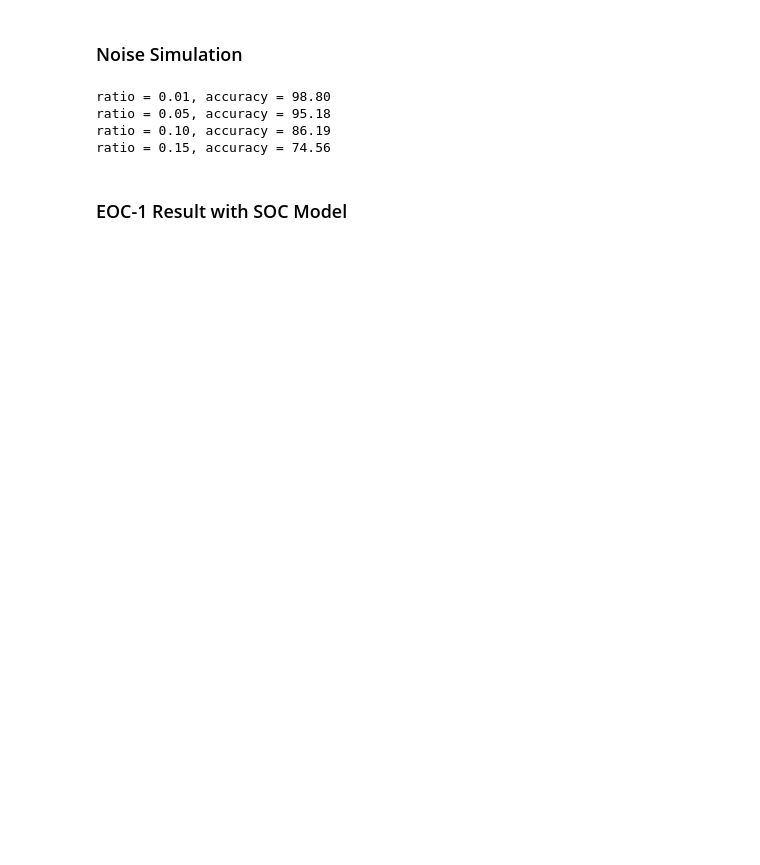
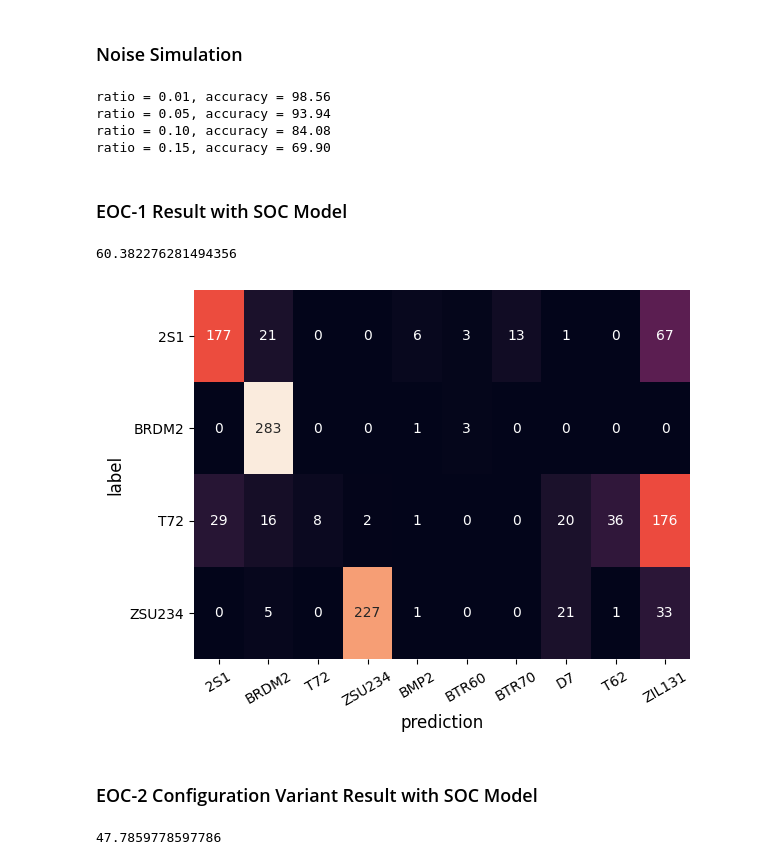
Before and after one commit to jangsoopark/AConvNet-pytorch, a Jupyter notebook: notebook/experiments-SOC.ipynb, the cells around one changed output. Saved outputs shown, nothing was run; the diff lists cells and outputs as text; code cells hidden in the pictures; blank space fills up the shorter version.

```diff
--- a/notebook/experiments-SOC.ipynb
+++ b/notebook/experiments-SOC.ipynb
@@ -50,7 +51,9 @@ def load_dataset(path, is_train, name, batch_size):
 
     _dataset = loader.Dataset(
         path, name=name, is_train=is_train,
-        transform=torchvision.transforms.Compose([torchvision.transforms.ToTensor()])
+        transform=torchvision.transforms.Compose([
+            preprocess.CenterCrop(88), torchvision.transforms.ToTensor()
+        ])
     )
     data_loader = torch.utils.data.DataLoader(
         _dataset, batch_size=batch_size, shuffle=is_train, num_workers=1
@@ -223,10 +226,10 @@ for ratio in [0.01, 0.05, 0.10, 0.15]:
     noise_result[ratio] = noise_simulation(m, test_set, ratio)
     print(f'ratio = {ratio:.2f}, accuracy = {noise_result[ratio]:.2f}')
 # %% [output]
-ratio = 0.01, accuracy = 98.80
-ratio = 0.05, accuracy = 95.18
-ratio = 0.10, accuracy = 86.19
-ratio = 0.15, accuracy = 74.56
+ratio = 0.01, accuracy = 98.56
+ratio = 0.05, accuracy = 93.94
+ratio = 0.10, accuracy = 84.08
+ratio = 0.15, accuracy = 69.90
 # %% [markdown]
 ### EOC-1 Result with SOC Model
 # %%
@@ -277,6 +280,31 @@ def confusion_matrix(_m, ds):
         _pred += predictions
         _gt += labels.cpu().tolist()
 
-    conf_mat = metrics.confusion_matrix(_gt, _pred)
+    conf_mat = metrics.confusion_matrix(_gt, _pred, labels=range(10))
 
     return conf_mat
+# %%
+eoc_test_set = load_dataset('dataset', False, 'eoc-1-t72-132', 100)
+accuracy = evaluate_eoc_1(m, eoc_test_set)
+print(accuracy)
+# %% [output]
+60.382276281494356
+# %%
+
+target_name_soc_eoc1 = ('2S1', 'BRDM2', 'T72', 'ZSU234', 'BMP2', 'BTR60', 'BTR70', 'D7', 'T62',  'ZIL131')
+_conf_mat = confusion_matrix(m, eoc_test_set)
+
+sns.reset_defaults()
+ax = sns.heatmap(_conf_mat[:4, :], annot=True, fmt='d', cbar=False)
+ax.set_yticklabels(mstar.target_name_eoc_1, rotation=0)
+ax.set_xticklabels(target_name_soc_eoc1, rotation=30)
+
+plt.xlabel('prediction', fontsize=12)
+plt.ylabel('label', fontsize=12)
+
+
+plt.show()
+# %% [output]
+[figure, added]
+# %% [markdown]
+### EOC-2 Configuration Variant Result with SOC Model
@@ -282,0 +362,6 @@ def confusion_matrix(_m, ds):
+# %%
+eoc_test_set = load_dataset('dataset', False, 'eoc-2-cv', 100)
+accuracy = evaluate_eoc_2(m, eoc_test_set)
+print(accuracy)
+# %% [output]
+47.7859778597786
```
Also changed, not shown: parts of 6 cells of this notebook, 9 other files.
